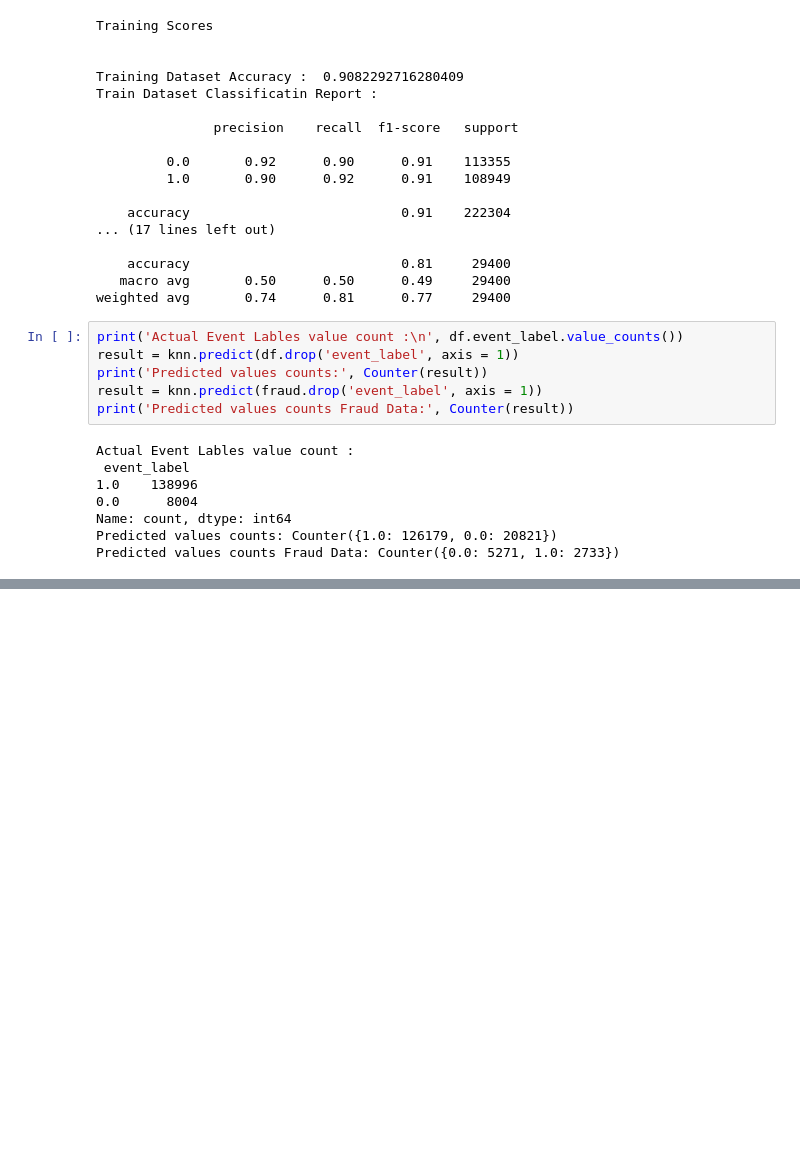
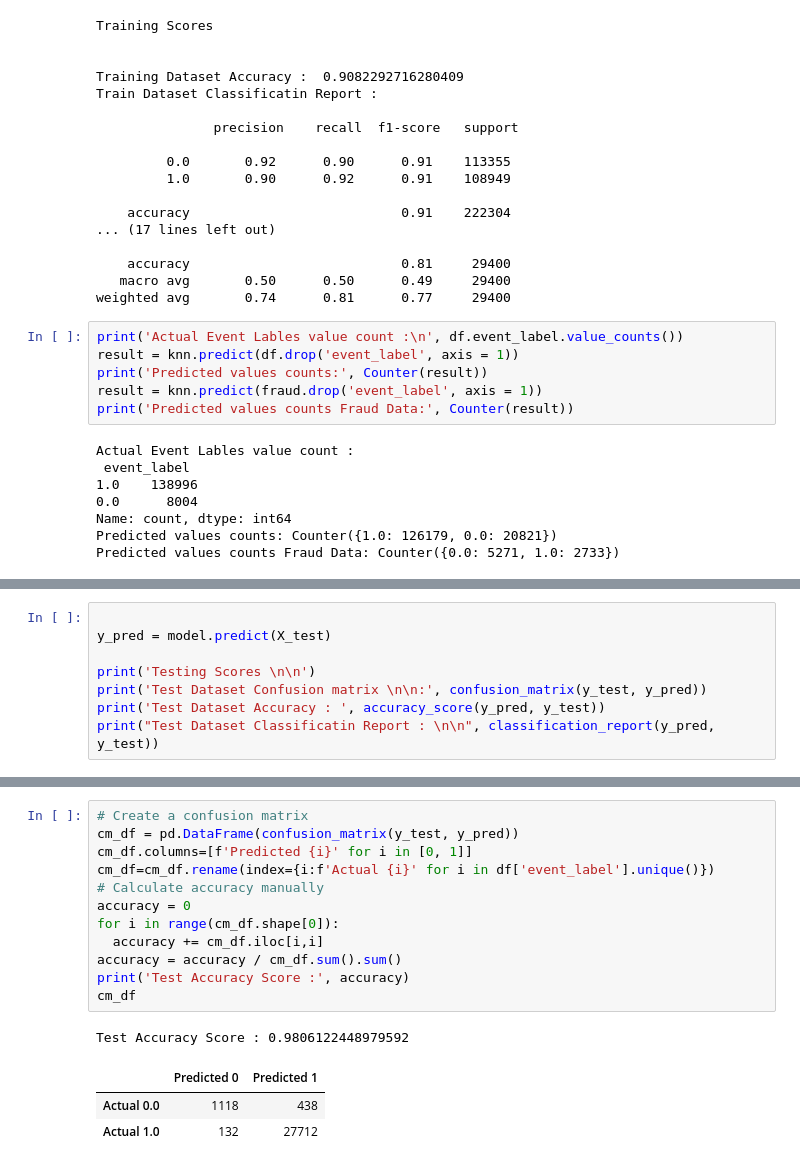
Before and after one commit to Prakash-Kani/Fraud-Detections, a Jupyter notebook: modelling.ipynb, the cells around one changed output, grey strips where cells are left out. Cells and saved outputs as stored; diff of their text form; blank space fills up the shorter version.

```diff
--- a/modelling.ipynb
+++ b/modelling.ipynb
@@ -563,0 +644,8 @@ Predicted values counts Fraud Data: Counter({0.0: 5271, 1.0: 2733})
+# %%
+
+y_pred = model.predict(X_test)
+
+print('Testing Scores \n\n')
+print('Test Dataset Confusion matrix \n\n:', confusion_matrix(y_test, y_pred))
+print('Test Dataset Accuracy : ', accuracy_score(y_pred, y_test))
+print("Test Dataset Classificatin Report : \n\n", classification_report(y_pred, y_test))
@@ -563,0 +671,17 @@ Predicted values counts Fraud Data: Counter({0.0: 5271, 1.0: 2733})
+# %%
+# Create a confusion matrix
+cm_df = pd.DataFrame(confusion_matrix(y_test, y_pred))
+cm_df.columns=[f'Predicted {i}' for i in [0, 1]]
+cm_df=cm_df.rename(index={i:f'Actual {i}' for i in df['event_label'].unique()})
+# Calculate accuracy manually
+accuracy = 0
+for i in range(cm_df.shape[0]):
+  accuracy += cm_df.iloc[i,i]
+accuracy = accuracy / cm_df.sum().sum()
+print('Test Accuracy Score :', accuracy)
+cm_df
+# %% [output]
+Test Accuracy Score : 0.9806122448979592
+|  | Predicted 0 | Predicted 1 |
+| Actual 0.0 | 1118 | 438 |
+| Actual 1.0 | 132 | 27712 |
```
Also changed, not shown: parts of 10 cells of this notebook.
